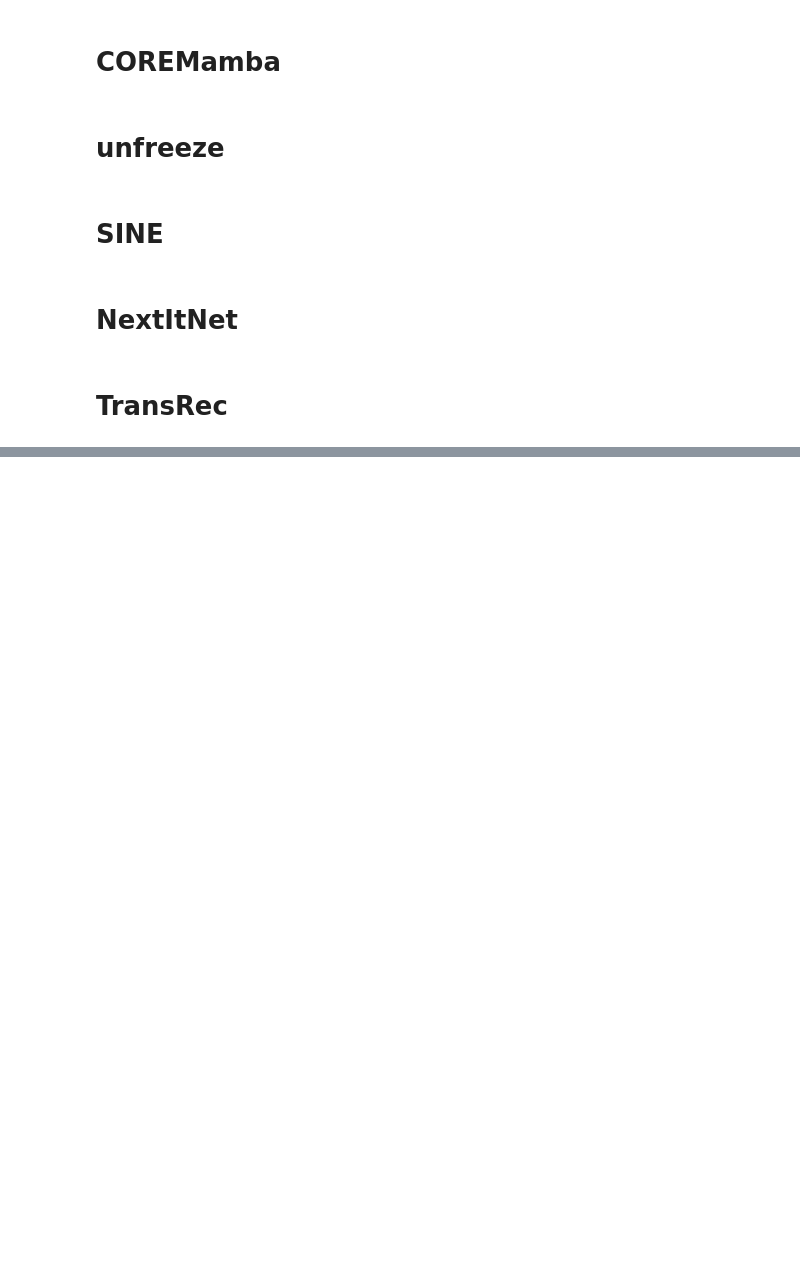
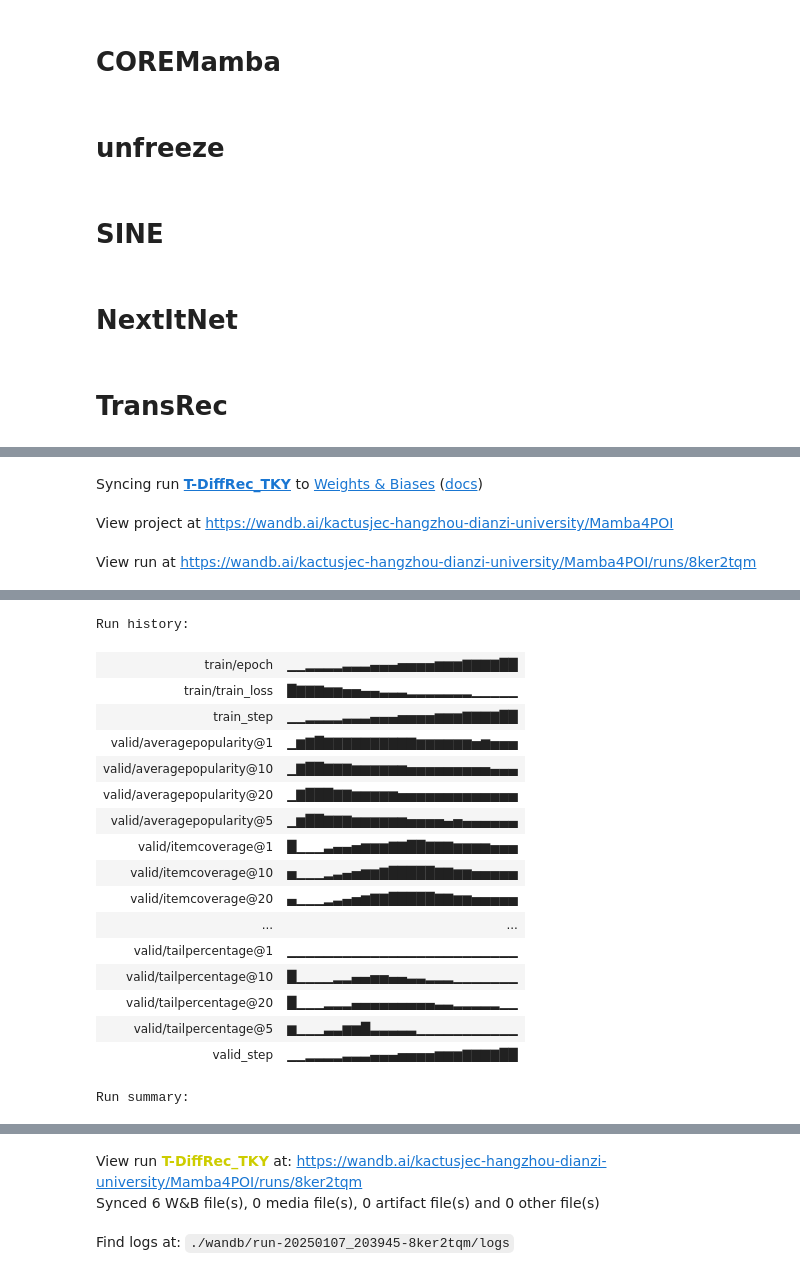
Before and after one commit to Ch1llyPeppe7/STMamba4DPR, a Jupyter notebook: test.ipynb, the cells around one changed output, grey strips where cells are left out. Cells and saved outputs as stored; diff of their text form; code cells hidden in the pictures; blank space fills up the shorter version.

```diff
--- a/test.ipynb
+++ b/test.ipynb
@@ -2383,0 +3286,56 @@ if __name__ == '__main__':
+# %%
+from recbole.model.general_recommender import DiffRec
+from utils import *
+import os
+from recbole.trainer import Trainer
+if __name__ == '__main__':
+    torch.cuda.empty_cache()
+    config = Config(model=DiffRec, config_file_list=['Configs/DiffRec.yaml'])
+    init_seed(config['seed'], config['reproducibility'])
+
+    # logger initialization
+    init_logger(config)
+    logger = getLogger()
+    logger.info(sys.argv)
+    logger.info(config)
+
+    logger.info(dataset)
+
+    # model loading and initialization
+    init_seed(config["seed"] + config["local_rank"], config["reproducibility"])
+    model = DiffRec(config, train_data.dataset).to(config['device'])
+    logger.info(model)
+
+    transform = construct_transform(config)
+    flops = get_flops(model, dataset, config["device"], logger, transform)
+    logger.info(set_color("FLOPs", "blue") + f": {flops}")
+
+    # trainer loading and initialization
+    trainer = Trainer(config, model)
+
+    best_valid_score, best_valid_result = trainer.fit(
+    train_data,
+    valid_data,  # 可以保留验证数据集
+    verbose=True,    # 保留详细信息，打印结果
+    saved=True,      # 根据需要决定是否保存模型参数
+    show_progress=False,
+    callback_fn=None  # 如果不需要回调函数，可以设置为 None
+)
+
+
+
+    # model evaluation
+    test_result = trainer.evaluate(
+        test_data, show_progress=config["show_progress"]
+    )
+
+    environment_tb = get_environment(config)
+    logger.info(
+        "The running environment of this training is as follows:\n"
+        + environment_tb.draw()
+    )
+
+    logger.info(set_color("best valid ", "yellow") + f": {best_valid_result}")
+    logger.info(set_color("test result", "yellow") + f": {test_result}")
+    trainer.wandblogger._wandb.finish()
+# %% [output]
@@ -2383,0 +3362,3 @@ if __name__ == '__main__':
+Syncing run T-DiffRec_TKY to Weights & Biases (docs)
+View project at https://wandb.ai/kactusjec-hangzhou-dianzi-university/Mamba4POI
+View run at https://wandb.ai/kactusjec-hangzhou-dianzi-university/Mamba4POI/runs/8ker2tqm
@@ -2383,0 +3382,18 @@ if __name__ == '__main__':
+Run history:
+| train/epoch | ▁▁▂▂▂▂▃▃▃▄▄▄▅▅▅▅▆▆▆▇▇▇▇██ |
+| train/train_loss | █▇▇▇▆▆▅▅▄▄▃▃▃▂▂▂▂▂▂▂▁▁▁▁▁ |
+| train_step | ▁▁▂▂▂▂▃▃▃▄▄▄▅▅▅▅▆▆▆▇▇▇▇██ |
+| valid/averagepopularity@1 | ▁▆▇█▇▇▇▇▇▇▇▇▇▇▆▆▆▆▆▆▅▆▅▅▅ |
+| valid/averagepopularity@10 | ▁▇██▇▇▇▆▆▆▆▆▆▅▅▅▅▅▅▅▅▅▄▄▄ |
+| valid/averagepopularity@20 | ▁▇███▇▇▆▆▆▆▆▅▅▅▅▅▅▅▅▅▅▅▅▅ |
+| valid/averagepopularity@5 | ▁▆██▇▇▇▆▆▆▆▆▆▅▅▅▅▄▅▄▄▄▄▄▄ |
+| valid/itemcoverage@1 | █▁▁▁▃▄▄▅▆▆▆▇▇██▇▇▇▆▆▆▆▅▅▅ |
+| valid/itemcoverage@10 | ▅▁▁▁▂▃▄▅▆▆▇█████▇▇▆▆▅▅▅▅▅ |
+| valid/itemcoverage@20 | ▄▁▁▁▂▃▄▅▆▇▇█████▇▇▆▆▅▅▅▅▅ |
+| ... | ... |
+| valid/tailpercentage@1 | ▁▁▁▁▁▁▁▁▁▁▁▁▁▁▁▁▁▁▁▁▁▁▁▁▁ |
+| valid/tailpercentage@10 | █▁▁▁▁▂▂▄▄▅▅▄▄▃▃▂▂▂▁▁▁▁▁▁▁ |
+| valid/tailpercentage@20 | █▁▁▁▂▂▂▄▄▄▄▄▄▄▄▄▃▃▂▂▂▂▂▁▁ |
+| valid/tailpercentage@5 | ▆▁▁▁▃▃▆▆█▃▃▃▃▃▁▁▁▁▁▁▁▁▁▁▁ |
+| valid_step | ▁▁▂▂▂▂▃▃▃▄▄▄▅▅▅▅▆▆▆▇▇▇▇██ |
+Run summary:
@@ -2384,3 +3416,6 @@ if __name__ == '__main__':
+View run T-DiffRec_TKY at: https://wandb.ai/kactusjec-hangzhou-dianzi-university/Mamba4POI/runs/8ker2tqm
+Synced 6 W&B file(s), 0 media file(s), 0 artifact file(s) and 0 other file(s)
+Find logs at: ./wandb/run-20250107_203945-8ker2tqm/logs
 # %%
 import re
 import matplotlib.pyplot as plt
```
Also changed, not shown: parts of 27 cells of this notebook, 39 other files.
